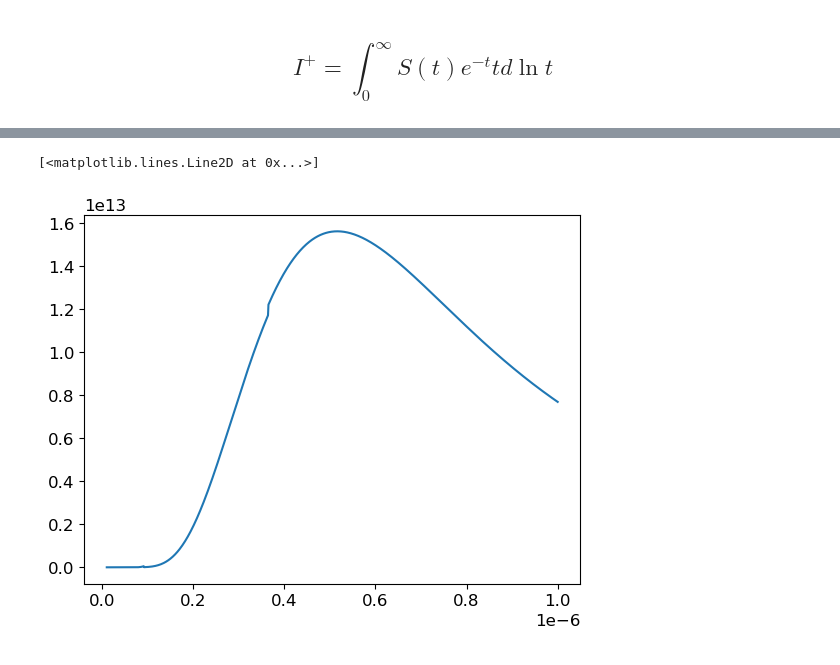
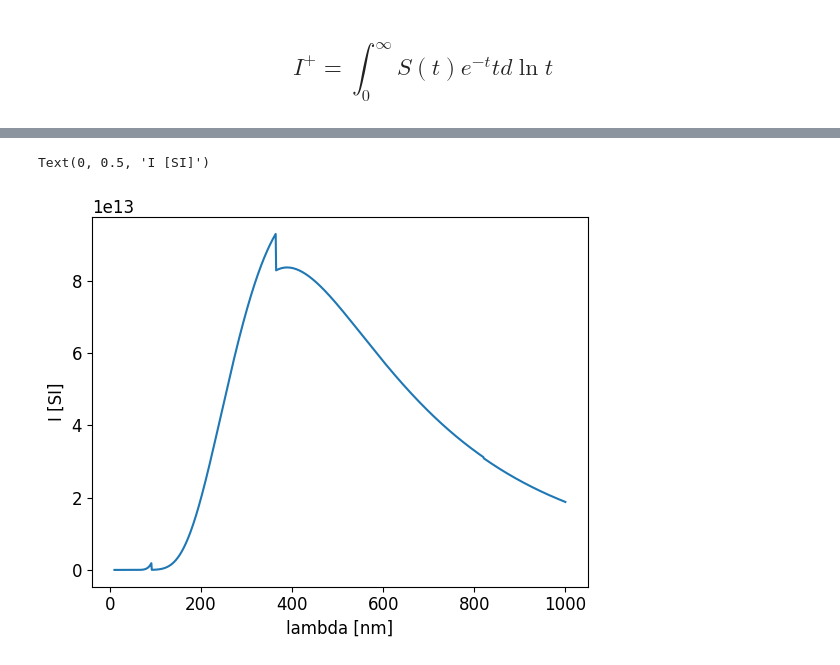
Before and after one commit to ivanzmilic/IAS_matf, a Jupyter notebook: handson_zvezde_spectra.ipynb, the cells around one changed output, grey strips where cells are left out. Drawn from its saved outputs; the diff is of its cells as text; code cells hidden in the pictures.

```diff
--- a/handson_zvezde_spectra.ipynb
+++ b/handson_zvezde_spectra.ipynb
@@ -367,0 +469,8 @@ plt.legend()
+# %%
+# Treba da integralimo neprozracnost da dobijemo opticku dubinu na svakoj talasnoj duzini:
+chi = chi1 + chi2 + chi3
+tau_lambda = np.zeros([71,Nlambda])
+tau_lambda[0,:] = tau[0]
+for d in range (1,71):
+
+    tau_lambda[d,:] = tau_lambda[d-1,:] + (z[d-1,None] - z[d,None]) * 1E3 * (chi[d-1,:] + chi[d,:]) * 0.5
@@ -469,7 +554,0 @@ print (E1/1.60218e-19, E2/1.60218e-19, E3/1.60218e-19, E4/1.60218e-19)
-# %%
-# Prvo da nadjemo koncentracije svih jona
-# H, H+, Mg, Mg +, e-
-n = np.zeros([len(T), 5])
-
-for d in range(0,len(T)):
-    n[d] = resi_ion(pg[d]/k/T[d], T[d])
@@ -589,8 +554,0 @@ chi = chi1 + chi2 + chi3
-# %%
-# Treba da integralimo neprozracnost da dobijemo opticku dubinu na svakoj talasnoj duzini:
-
-tau_lambda = np.zeros([71,Nlambda])
-tau_lambda[0,:] = 1E-8
-for d in range (1,71):
-
-    tau_lambda[d,:] = tau_lambda[d-1,:] + (z[d-1,None] - z[d,None]) * 1E3 * (chi[d-1,:] + chi[d,:]) * 0.5
@@ -655,7 +602,7 @@ chi_hm = np.zeros([len(T), len(llambda)])
 for d in range(0,len(T)):
     for l in range(0, len(llambda)):
 
-        chi_hm[d,l] = crossection_hminus(llambda[l] * 1E10, T[d], n[d,4]) * n[d,0]
+        chi_hm[d,l] = crossection_hminus(llambda[l] * 1E10, T[d], ne_sa_Mg[d]) * nH_sa_Mg[d]
 # %%
 #plt.plot(llambda*1E9,chi1[-1,:], label='Jonizacija sa i = 1')
 #plt.plot(llambda*1E9,chi[-1,:], label='i=2')
@@ -697,7 +644,9 @@ for l in tqdm(range(0,Nlambda)):
 # %%
 # Konacno nas spektar
 
-plt.plot(llambda, spektar)
+plt.plot(llambda*1E9, spektar)
+plt.xlabel("lambda [nm]")
+plt.ylabel("I [SI]")
 # %% [output]
-[<matplotlib.lines.Line2D at 0x...>]
+Text(0, 0.5, 'I [SI]')
-[figure, old version]
+[figure, new version]
```
Also changed, not shown: parts of 76 cells of this notebook.
